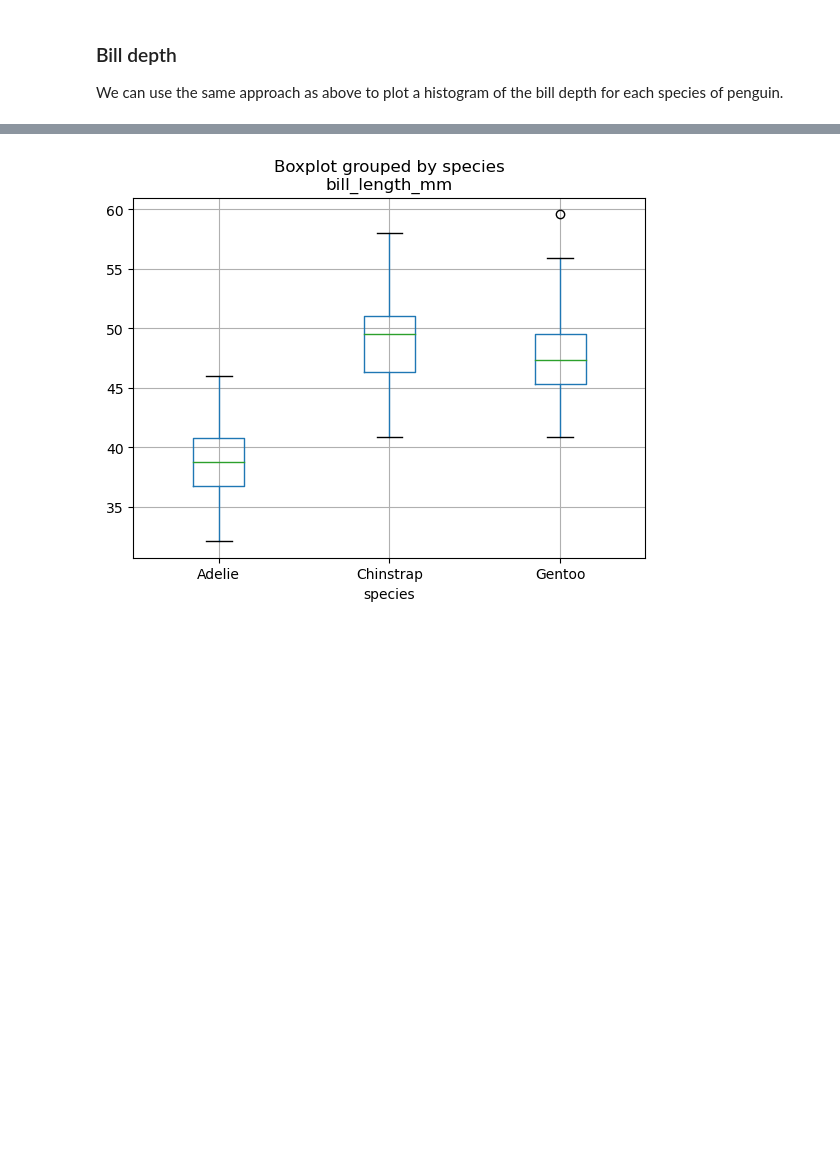
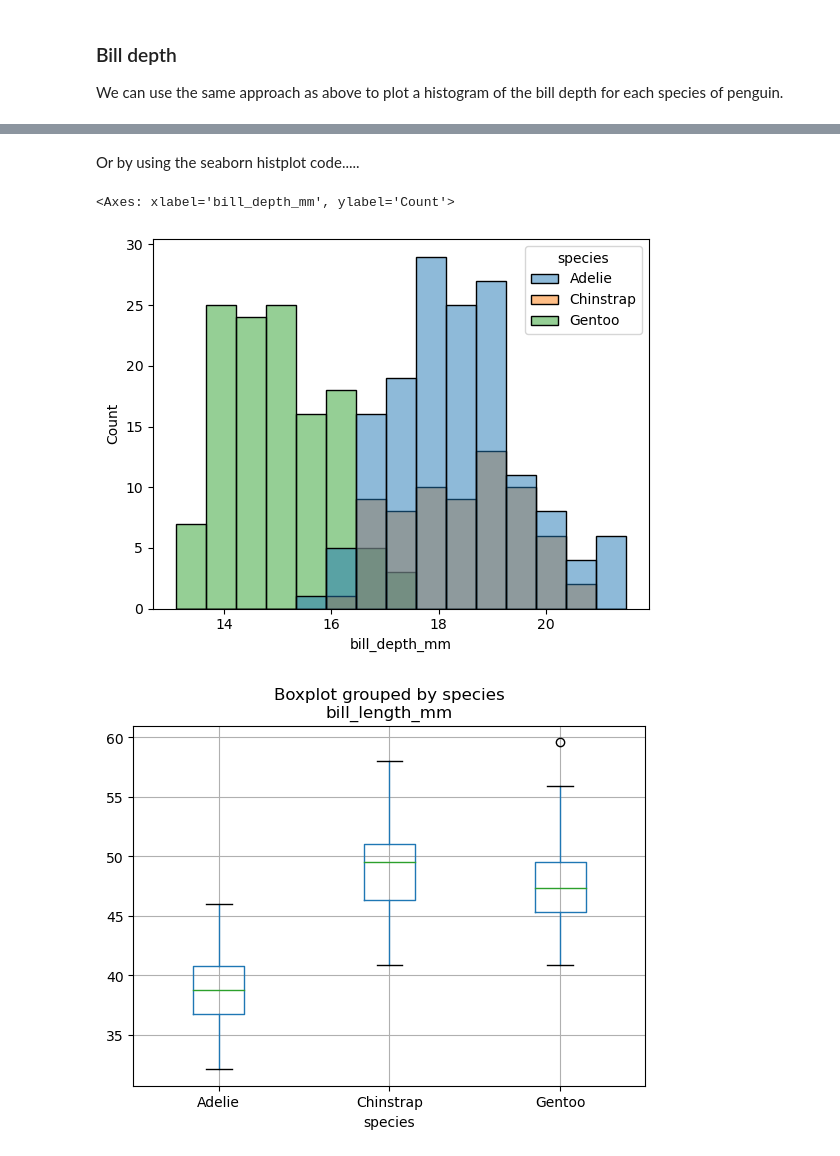
Before and after one commit to MikeCurleyCoosan/myproject, a Jupyter notebook: penguins.ipynb, the cells around one changed output, grey strips where cells are left out. Cells and saved outputs as stored; diff of their text form; code cells hidden in the pictures; blank space fills up the shorter version.

```diff
--- a/penguins.ipynb
+++ b/penguins.ipynb
@@ -166,3 +173,10 @@ plt.show()
+# %% [markdown]
+Or by using the seaborn histplot code.....
+# %%
+sns.histplot(df, x="bill_depth_mm",  stat='count', bins=15, hue="species")
+# %% [output]
+<Axes: xlabel='bill_depth_mm', ylabel='Count'>
+[figure, added]
 # %%
 boxplot = df.boxplot(column=['bill_length_mm'], by='species')
 # %% [output]
```
Also changed, not shown: parts of 8 cells of this notebook.
